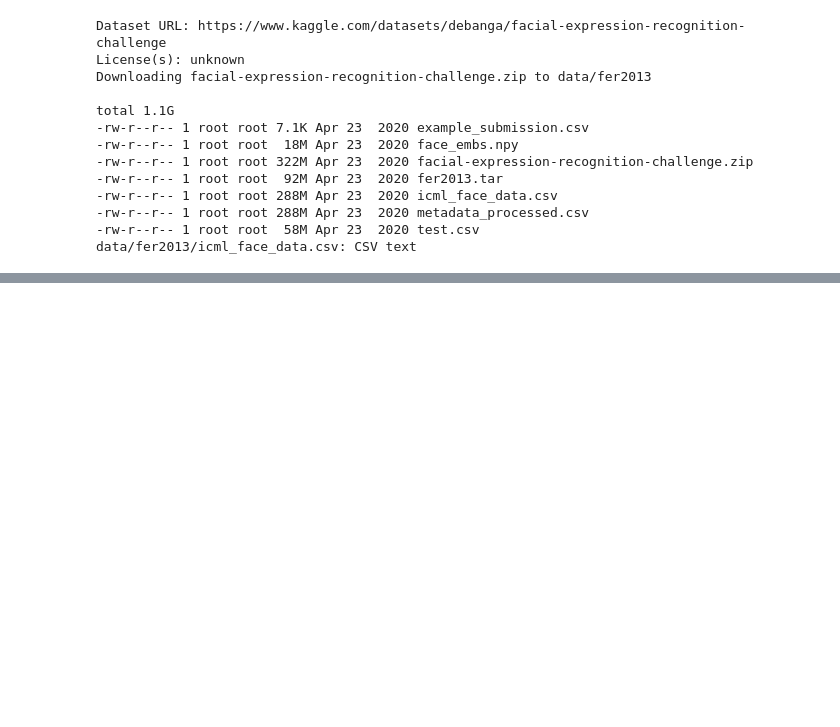
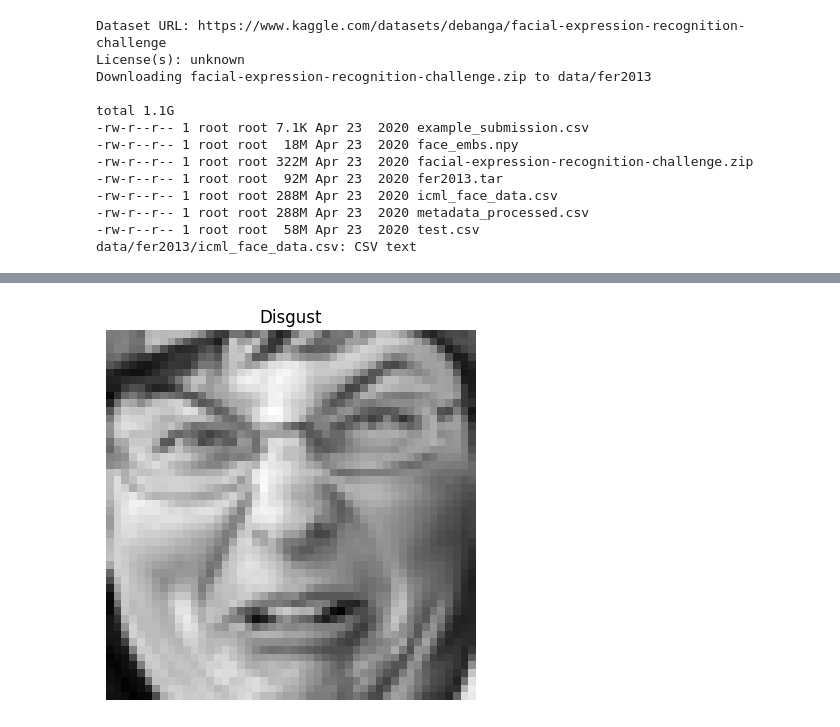
Before and after one commit to Rishi-Jain-27/fer2013-classifier, a Jupyter notebook: fer2013-classifier.ipynb, the cells around one changed output, grey strips where cells are left out. Saved outputs shown, nothing was run; the diff lists cells and outputs as text; code cells hidden in the pictures; blank space fills up the shorter version.

Commit message:
Completed data setup.

```diff
--- a/fer2013-classifier.ipynb
+++ b/fer2013-classifier.ipynb
@@ -96,4 +98,19 @@ total 1.1G
 -rw-r--r-- 1 root root 288M Apr 23  2020 metadata_processed.csv
 -rw-r--r-- 1 root root  58M Apr 23  2020 test.csv
 data/fer2013/icml_face_data.csv: CSV text
+# %%
+# Set data directory
+DATA_DIR = Path("data")
+# Make transform
+data_transform = transforms.Compose([
+    transforms.Resize(size=(48, 48)),
+    transforms.ToTensor()])
+# Get data
+train_data = datasets.FER2013(root="data",
+                              split="train",
+                              transform=data_transform)
+
+test_data = datasets.FER2013(root="data",
+                             split="test",
+                             transform=data_transform)
 # %%
@@ -156,0 +205,10 @@ Shape of first piece of data: torch.Size([1, 48, 48]) | label: 0
+# %%
+# Plot Disgust image
+X_disgust, y_disgust = train_data[299]
+hf.plot_image(img=X_disgust,
+              class_names=class_names,
+              label=y_disgust,
+              cmap="gray",
+              axis_state=False)
+# %% [output]
+[figure, added]
```
Also changed, not shown: parts of 15 cells of this notebook.
